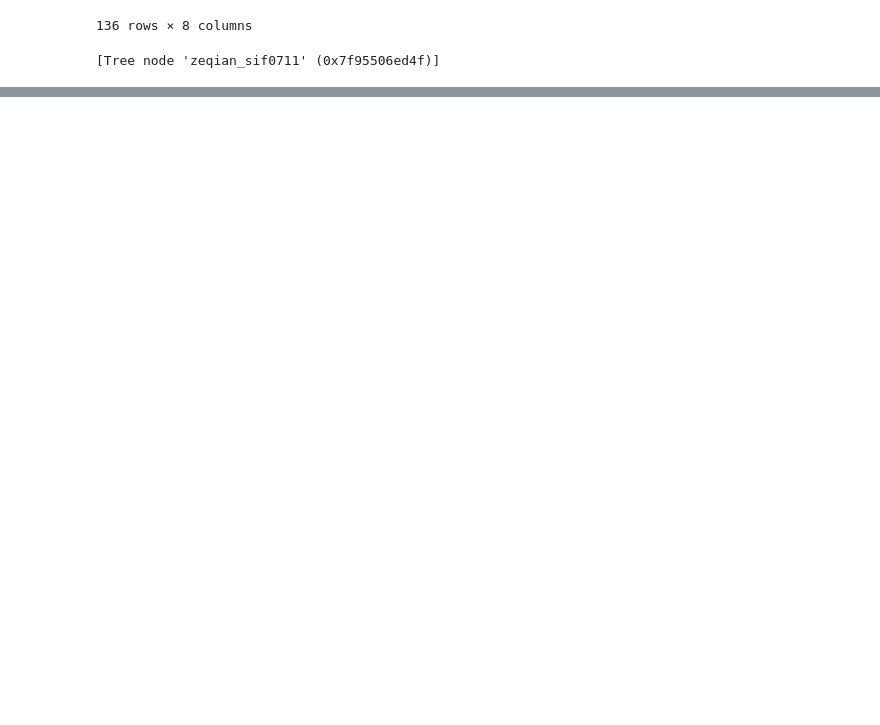
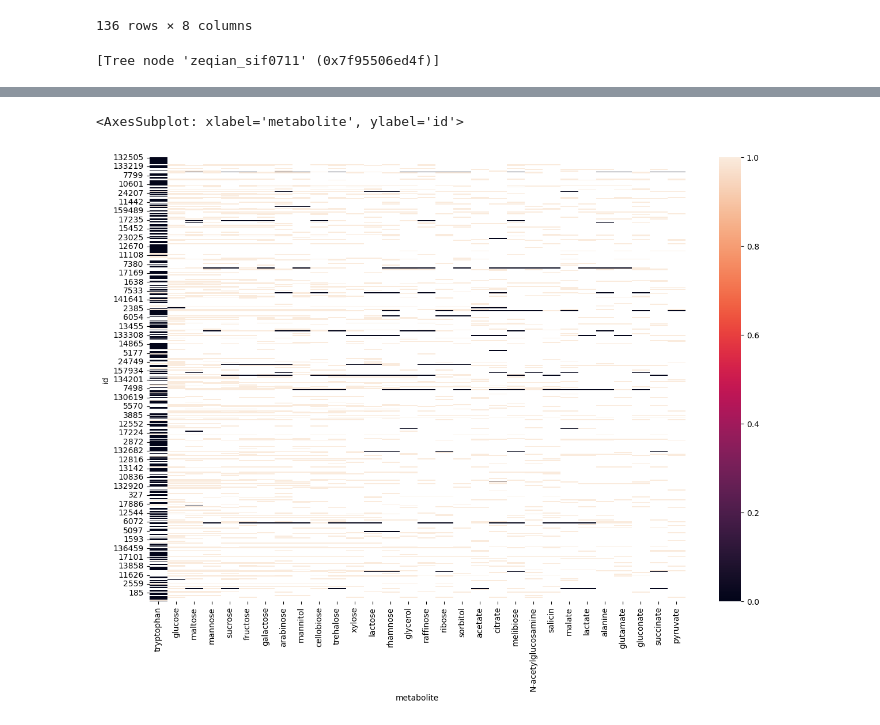
Before and after one commit to zeqianli/CarbonUtilization, a Jupyter notebook: figure_1.ipynb, the cells around one changed output, grey strips where cells are left out. Saved outputs shown, nothing was run; the diff lists cells and outputs as text; code cells hidden in the pictures; blank space fills up the shorter version.

```diff
--- a/figure_1.ipynb
+++ b/figure_1.ipynb
@@ -81,0 +130,9 @@ tree.get_leaves_by_name('zeqian_sif0711')
+# %%
+# Bacdive
+df=bacdive['growth_data']
+df=df.iloc[:,np.argsort(df.count(axis=0).values)[::-1]]
+
+sns.heatmap(df.iloc[np.random.choice(df.shape[0],500),:30])
+# %% [output]
+<AxesSubplot: xlabel='metabolite', ylabel='id'>
+[figure, added]
```
Also changed, not shown: parts of 12 cells of this notebook, 12 other files.
